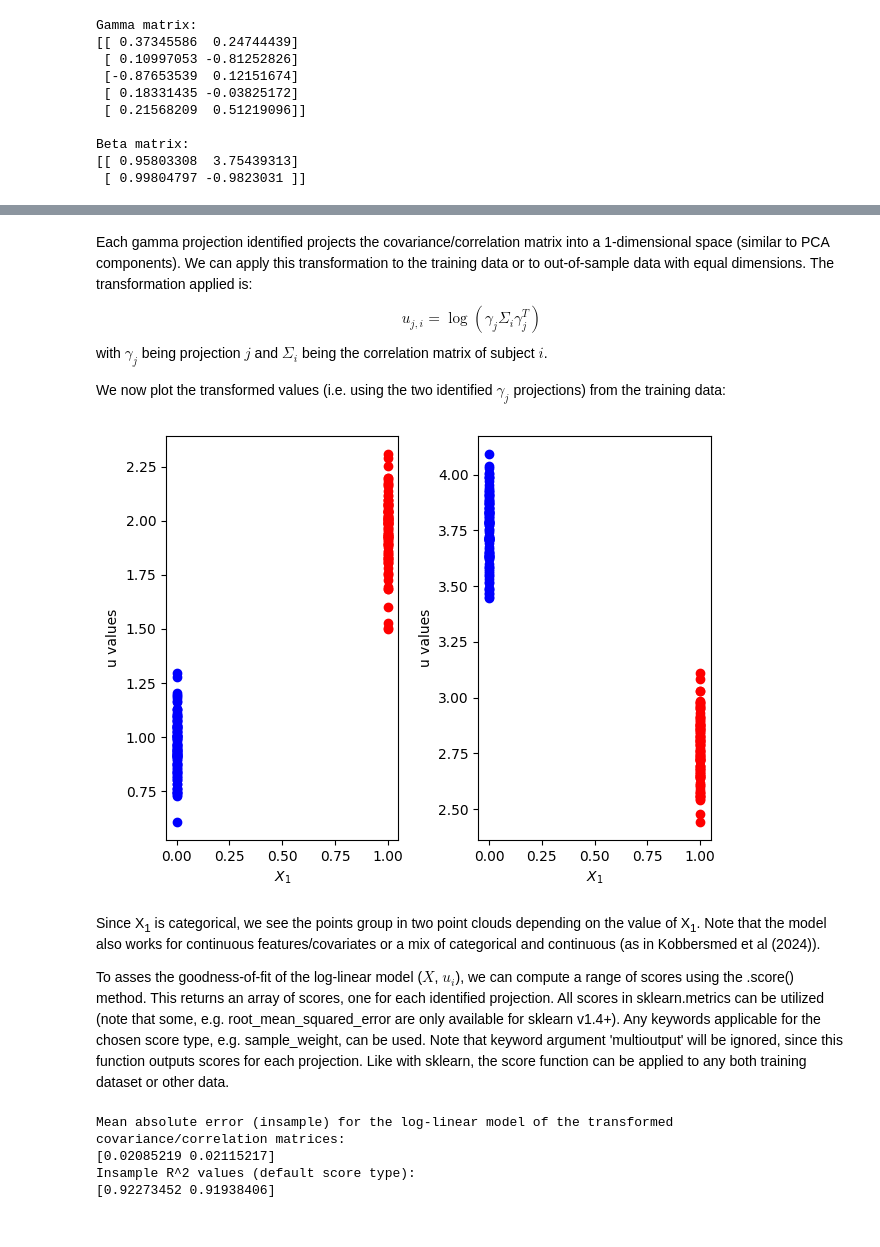
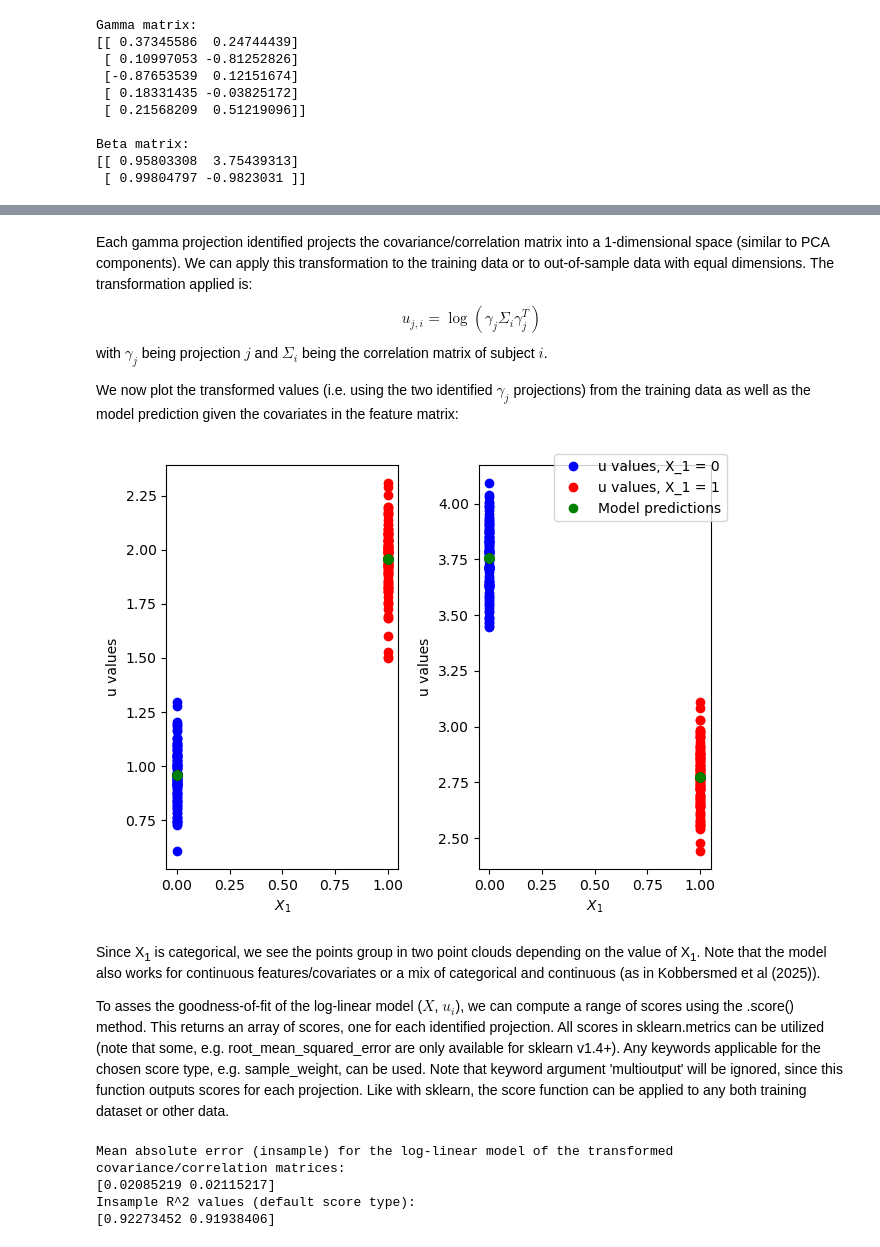
Before and after one commit to kobbersmed/funcoin, a Jupyter notebook: notebooks/Tutorial_funcoin.ipynb, the cells around one changed output, grey strips where cells are left out. Cells and saved outputs as stored; diff of their text form; code cells hidden in the pictures.

Commit message:
Added method for predicting responses from fitted model + minor changes.

```diff
--- a/notebooks/Tutorial_funcoin.ipynb
+++ b/notebooks/Tutorial_funcoin.ipynb
@@ -169,23 +169,27 @@ $$
 $$
 with $\gamma_j$ being projection $j$ and $\Sigma_i$ being the correlation matrix of subject $i$.
 
-We now plot the transformed values (i.e. using the two identified $\gamma_j$ projections) from the training data:
+We now plot the transformed values (i.e. using the two identified $\gamma_j$ projections) from the training data as well as the model prediction given the covariates in the feature matrix:
 # %%
-u_training = funcoin_new.u_training
+u_training = funcoin_new.u_training #Transformed vlues of (u values) from the training data
+u_pred = funcoin_new.predict(X_sim) #Predicted responses from the fitted model
 
 fig, ax = plt.subplots(1,max_comps)
 for i in range(max_comps):
 
-    ax[i].plot(X_sim[X_sim[:,1]==0,1], u_training[X_sim[:,1]==0,i], 'bo')
-    ax[i].plot(X_sim[X_sim[:,1]==1,1], u_training[X_sim[:,1]==1,i], 'ro')
+    ax[i].plot(X_sim[X_sim[:,1]==0,1], u_training[X_sim[:,1]==0,i], 'bo', label='u values, X_1 = 0')
+    ax[i].plot(X_sim[X_sim[:,1]==1,1], u_training[X_sim[:,1]==1,i], 'ro', label='u values, X_1 = 1')
+    ax[i].plot(X_sim[:,1], u_pred[:,i], 'go', label='Model predictions')
     ax[i].set_xlabel('$X_1$')
     ax[i].set_ylabel('u values')
+    if i == 0:
+        fig.legend()
 
 fig.tight_layout()
 # %% [output]
-[figure, old version]
+[figure, new version]
 # %% [markdown]
-Since X<sub>1</sub> is categorical, we see the points group in two point clouds depending on the value of X<sub>1</sub>. Note that the model also works for continuous features/covariates or a mix of categorical and continuous (as in Kobbersmed et al (2024)).
+Since X<sub>1</sub> is categorical, we see the points group in two point clouds depending on the value of X<sub>1</sub>. Note that the model also works for continuous features/covariates or a mix of categorical and continuous (as in Kobbersmed et al (2025)).
 
 To asses the goodness-of-fit of the log-linear model ($X$, $u_i$), we can compute a range of scores using the .score() method. This returns an array of scores, one for each identified projection. All scores in sklearn.metrics can be utilized (note that some, e.g. root_mean_squared_error are only available for sklearn v1.4+). Any keywords applicable for the chosen score type, e.g. sample_weight, can be used. Note that keyword argument 'multioutput' will be ignored, since this function outputs scores for each projection. Like with sklearn, the score function can be applied to any both training dataset or other data.
 # %%
```
Also changed, not shown: parts of 5 cells of this notebook, 2 other files.
